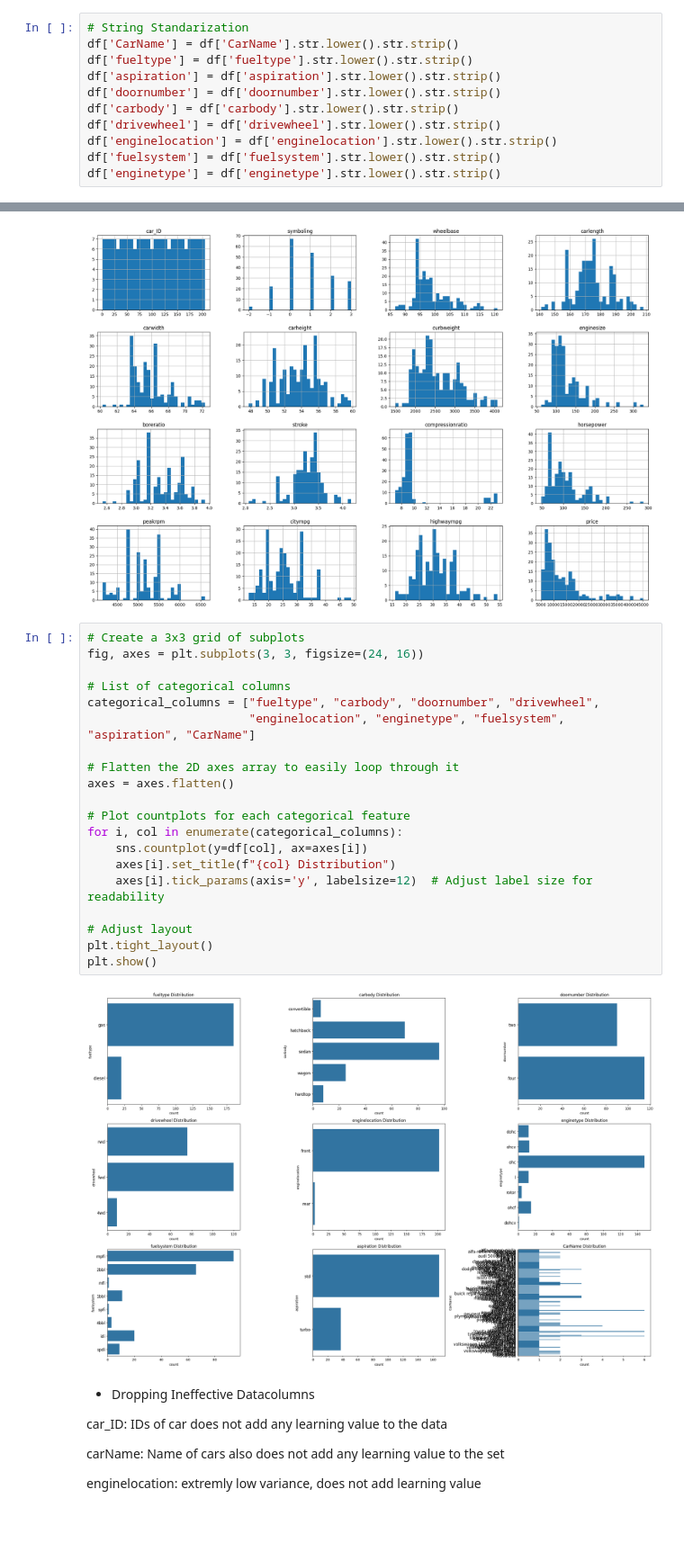
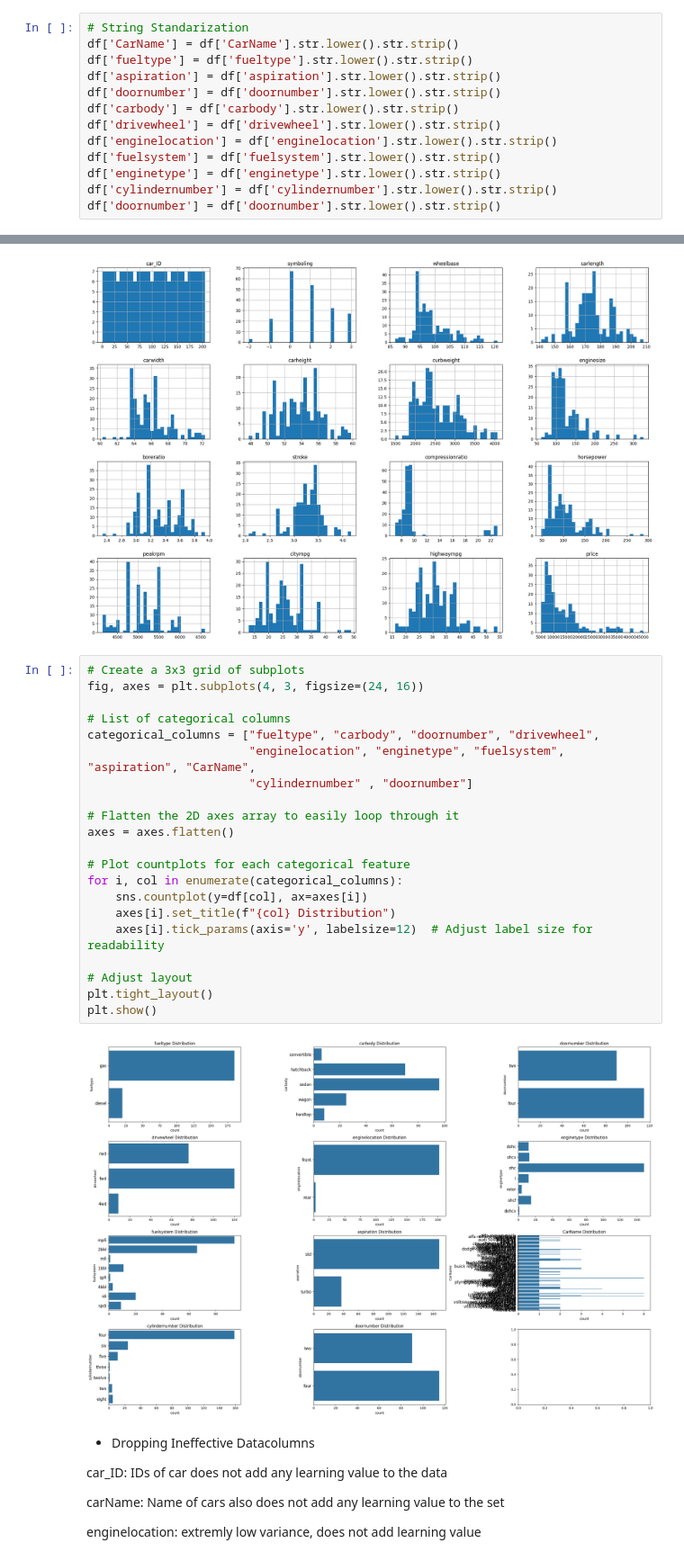
Before and after one commit to Jackhammer9/Car-Price-Predictor, a Jupyter notebook: notebooks/01-data-exploration.ipynb, the cells around one changed output, grey strips where cells are left out. Shown: that part at 90% size. Saved outputs shown, nothing was run; the diff lists cells and outputs as text; blank space fills up the shorter version.

```diff
--- a/notebooks/01-data-exploration.ipynb
+++ b/notebooks/01-data-exploration.ipynb
@@ -86,6 +86,8 @@ df['drivewheel'] = df['drivewheel'].str.lower().str.strip()
 df['enginelocation'] = df['enginelocation'].str.lower().str.strip()
 df['fuelsystem'] = df['fuelsystem'].str.lower().str.strip()
 df['enginetype'] = df['enginetype'].str.lower().str.strip()
+df['cylindernumber'] = df['cylindernumber'].str.lower().str.strip()
+df['doornumber'] = df['doornumber'].str.lower().str.strip()
 # %% [markdown]
 
 <ul><li style="font-family: 'Consolas', monospace;"> Data Distribution </li></ul>
@@ -96,26 +98,27 @@ plt.show()
 [figure]
 # %%
 # Create a 3x3 grid of subplots
-fig, axes = plt.subplots(3, 3, figsize=(24, 16))
+fig, axes = plt.subplots(4, 3, figsize=(24, 16))
 
 # List of categorical columns
 categorical_columns = ["fueltype", "carbody", "doornumber", "drivewheel",
-                       "enginelocation", "enginetype", "fuelsystem", "aspiration", "CarName"]
+                       "enginelocation", "enginetype", "fuelsystem", "aspiration", "CarName",
+                       "cylindernumber" , "doornumber"]
 
 # Flatten the 2D axes array to easily loop through it
 axes = axes.flatten()
 
 # Plot countplots for each categorical feature
 for i, col in enumerate(categorical_columns):
     sns.countplot(y=df[col], ax=axes[i])
     axes[i].set_title(f"{col} Distribution")
     axes[i].tick_params(axis='y', labelsize=12)  # Adjust label size for readability
 
 # Adjust layout
 plt.tight_layout()
 plt.show()
 # %% [output]
-[figure, old version]
+[figure, new version]
 # %% [markdown]
 
 <ul><li style="font-family: 'Consolas', monospace;"> Dropping Ineffective Datacolumns </li></ul>
```
Also changed, not shown: 2 other files.
